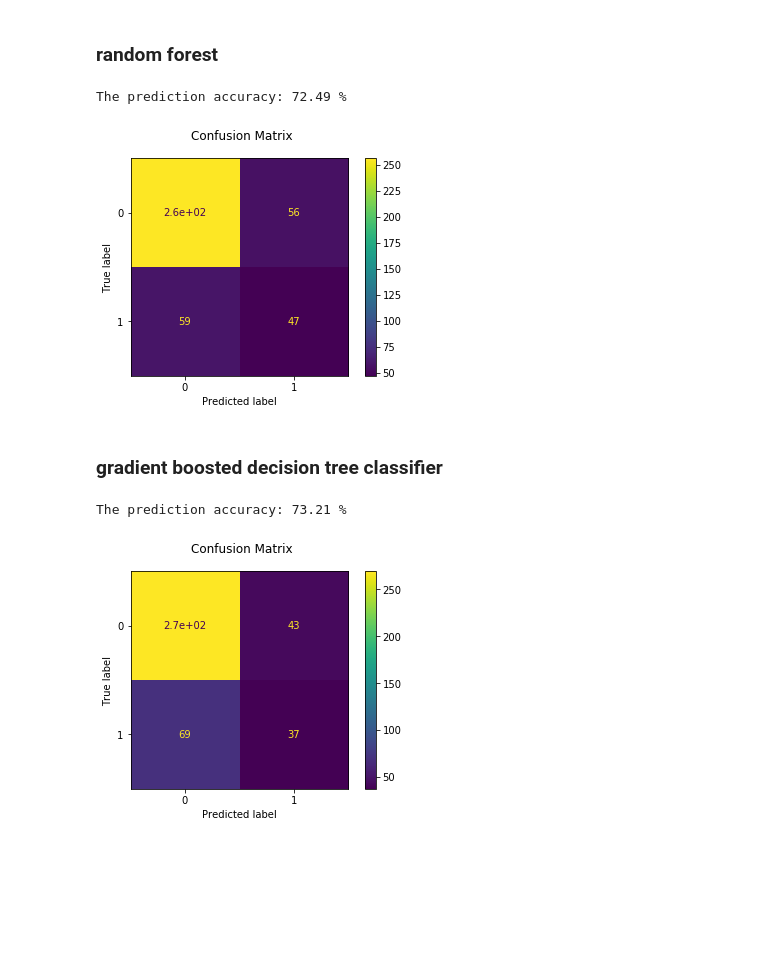
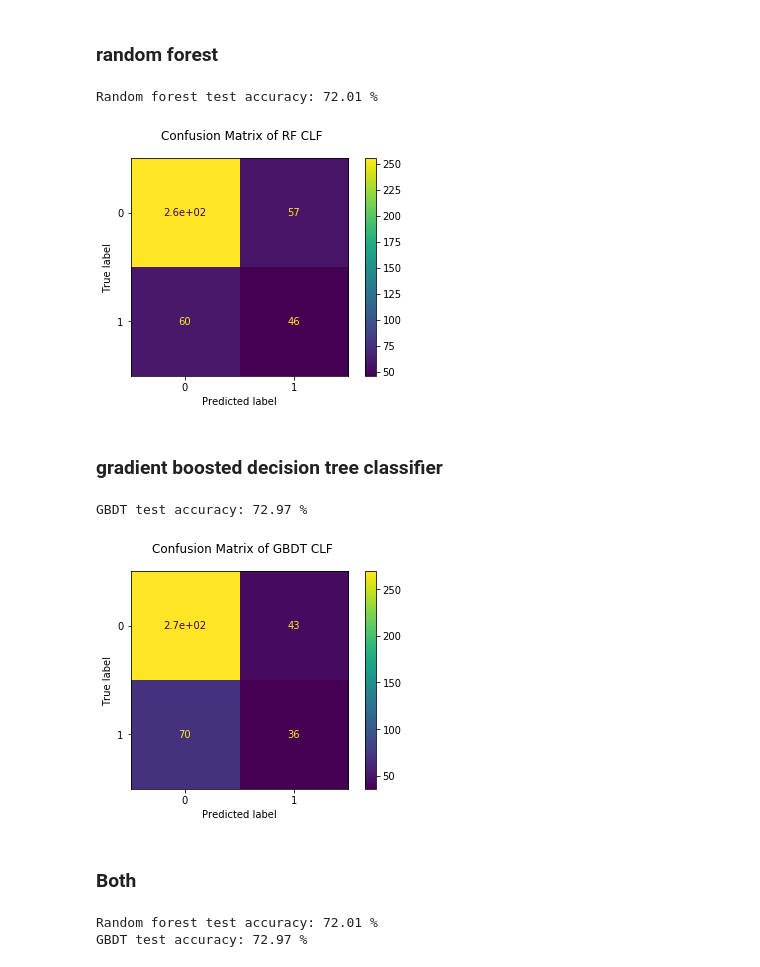
Before and after one commit to datamllab/automl-in-action-notebooks, a Jupyter notebook: 2.2-Tabular-Titanic.ipynb, the cells around one changed output. Drawn from its saved outputs; the diff is of its cells as text; code cells hidden in the pictures; blank space fills up the shorter version.

```diff
--- a/2.2-Tabular-Titanic.ipynb
+++ b/2.2-Tabular-Titanic.ipynb
@@ -66,0 +135,5 @@ data = data.drop(['cabin', 'boat', 'body', 'home.dest'], axis=1)
+# %%
+# Impute missing value in fare
+data["fare"][1225] = data.groupby(['embarked', 'pclass'])\
+                            .get_group(('S', 3))['fare'] \
+                                .median()
@@ -69,12 +147,6 @@ data = data.drop(['cabin', 'boat', 'body', 'home.dest'], axis=1)
 # %%
 # Use median age to fill the missing ages
 data["age"].fillna(data["age"].median(skipna=True), inplace=True)
-
-# Use mode value to fill the missing value in embarked
-data["fare"].fillna(data['fare'].mean(skipna=True), inplace=True)
-
-# Use mode value to fill the missing value in embarked
-data["embarked"].fillna(data['embarked'].mode()[0], inplace=True)
 # %% [markdown]
 ##### NOTE: We could also use sensible value information such as the relationship betwee embarked and fare predictive relationship to fill the missing values of the age variable rather than directly use statistical median.
 # %%
@@ -126,10 +205,3 @@ data['title'] = data['title'].replace('Ms', 'Miss')
 data['title'] = data['title'].replace('Mme', 'Mrs')
 
 data = data.drop(['name'], axis=1)
-# %%
-import pandas as pd
-encode_col_list = ['sex', 'embarked']
-for i in encode_col_list:
-    data_encode = pd.concat([data, pd.get_dummies(data[i], prefix=i)],axis=1)
-    data_encode.drop(i, axis = 1, inplace=True)
-data_encode.shape
@@ -234,18 +294,8 @@ import matplotlib.pyplot as plt
 ### decision tree
 # %%
 from sklearn.tree import DecisionTreeClassifier
-dt_clf = DecisionTreeClassifier(random_state=42)
+dt_clf = DecisionTreeClassifier(criterion='entropy', random_state=42)
 dt_clf.fit(X_train, y_train)
 
 # Now predict the value of the digit on the test set:
 y_pred_test = dt_clf.predict(X_test)
-
-
-# Display the testing results
-acc = accuracy_score(y_test, y_pred_test)
-print("The prediction accuracy: {:.2f} %".format(acc * 100))
-
-disp = plot_confusion_matrix(dt_clf, X_test, y_test)
-disp.figure_.suptitle("Confusion Matrix")
-
-plt.show()
@@ -257,7 +316,7 @@ The prediction accuracy: 70.57 %
 # %%
 from sklearn.ensemble import RandomForestClassifier
 
-rf_clf = RandomForestClassifier(n_estimators=100)
+rf_clf = RandomForestClassifier(n_estimators=100, random_state=42)
 rf_clf.fit(X_train, y_train)
 
 # Now predict the value of the digit on the test set:
@@ -266,36 +325,59 @@ y_pred_test = rf_clf.predict(X_test)
 
 # Display the testing results
 acc = accuracy_score(y_test, y_pred_test)
-print("The prediction accuracy: {:.2f} %".format(acc * 100))
+print("Random forest test accuracy: {:.2f} %".format(acc * 100))
 
 disp = plot_confusion_matrix(rf_clf, X_test, y_test)
-disp.figure_.suptitle("Confusion Matrix")
+disp.figure_.suptitle("Confusion Matrix of RF CLF")
 
 plt.show()
 # %% [output]
-The prediction accuracy: 72.49 %
+Random forest test accuracy: 72.01 %
-[figure, old version]
+[figure, new version]
 # %% [markdown]
 ### gradient boosted decision tree classifier
 # %%
 from sklearn.ensemble import GradientBoostingClassifier
 
-gbdt_clf = GradientBoostingClassifier(n_estimators=100)
+gbdt_clf = GradientBoostingClassifier(n_estimators=100, random_state=42)
 gbdt_clf.fit(X_train, y_train)
 y_pred_test = gbdt_clf.predict(X_test)
 
 # Now predict the value of the digit on the test set:
 y_pred_test = gbdt_clf.predict(X_test)
 
 
 # Display the testing results
 acc = accuracy_score(y_test, y_pred_test)
-print("The prediction accuracy: {:.2f} %".format(acc * 100))
+print("GBDT test accuracy: {:.2f} %".format(acc * 100))
 
 disp = plot_confusion_matrix(gbdt_clf, X_test, y_test)
-disp.figure_.suptitle("Confusion Matrix")
+disp.figure_.suptitle("Confusion Matrix of GBDT CLF")
 
 plt.show()
 # %% [output]
-The prediction accuracy: 73.21 %
+GBDT test accuracy: 72.97 %
-[figure, old version]
+[figure, new version]
+# %% [markdown]
+### Both
+# %%
+from sklearn.ensemble import RandomForestClassifier, GradientBoostingClassifier
+
+# Train and test Random Forest
+rf_clf = RandomForestClassifier(n_estimators=100, random_state=42)
+rf_clf.fit(X_train, y_train)
+y_pred_test = rf_clf.predict(X_test)
+acc_rf = accuracy_score(y_test, y_pred_test)
+
+# Train and test GBDT
+gbdt_clf = GradientBoostingClassifier(n_estimators=100, random_state=42)
+gbdt_clf.fit(X_train, y_train)
+y_pred_test = gbdt_clf.predict(X_test)
+acc_gbdt = accuracy_score(y_test, y_pred_test)
+
+# Pring the results
+print("Random forest test accuracy: {:.2f} %".format(acc_rf * 100))
+print("GBDT test accuracy: {:.2f} %".format(acc_gbdt * 100))
+# %% [output]
+Random forest test accuracy: 72.01 %
+GBDT test accuracy: 72.97 %
```
Also changed, not shown: parts of 29 cells of this notebook, 2 other files.
